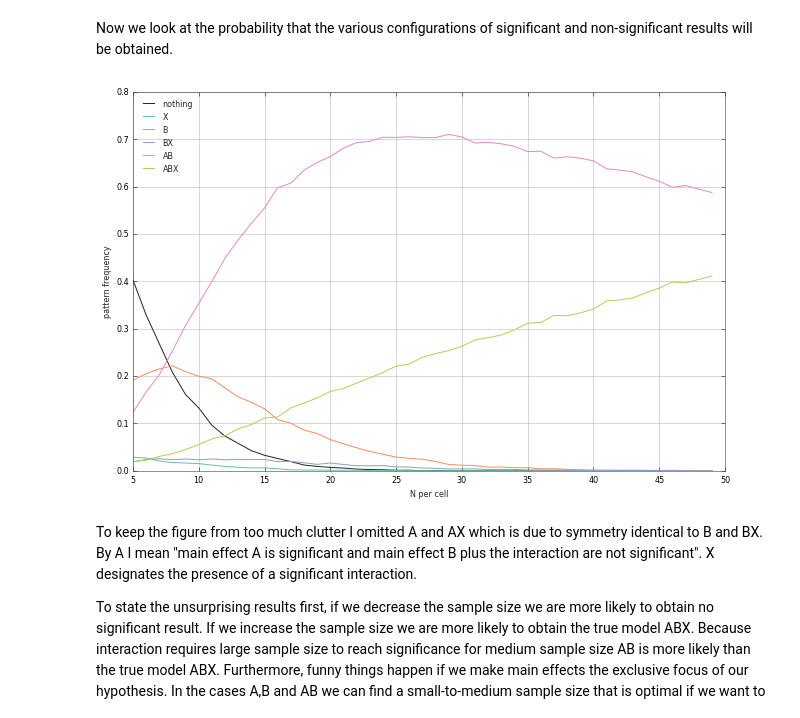
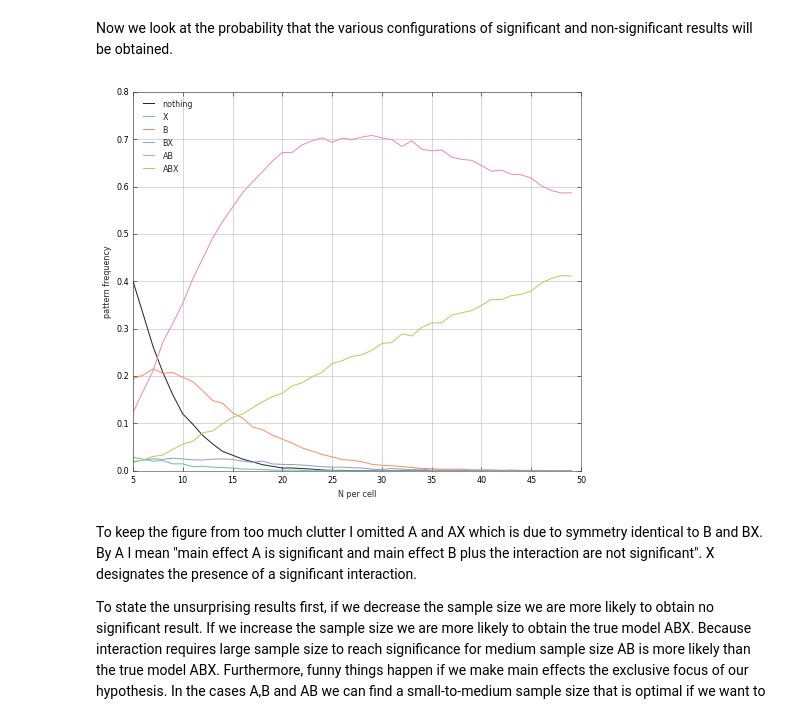
Before and after one commit to simkovic/simkovic.github.io, a Jupyter notebook: _ipynb/No Way Anova - Interactions need more power.ipynb, the cells around one changed output. Saved outputs shown, nothing was run; the diff lists cells and outputs as text; code cells hidden in the pictures.

```diff
--- a/_ipynb/No Way Anova - Interactions need more power.ipynb
+++ b/_ipynb/No Way Anova - Interactions need more power.ipynb
@@ -64,13 +65,13 @@ Populating the interactive namespace from numpy and matplotlib
 # %% [markdown]
 Now we look at the probability that the various configurations of significant and non-significant results will be obtained.
 # %%
-plt.figure(figsize=(9,6))
+plt.figure(figsize=(7,6))
 for k in [0,1,2,3,6,7]: plt.plot(Ns/4, cs[:,k])
 plt.legend(['nothing','X','B','BX','AB','ABX'],loc=2)
 plt.xlabel('N per cell')
 plt.ylabel('pattern frequency');
 # %% [output]
-[figure, old version]
+[figure, new version]
 # %% [markdown]
 To keep the figure from too much clutter I omitted A and AX which is due to symmetry identical to B and BX. By A I mean "main effect A is significant and main effect B plus the interaction are not significant". X designates the presence of a significant interaction.
 
```
Also changed, not shown: parts of 2 cells of this notebook, 1 other file.
